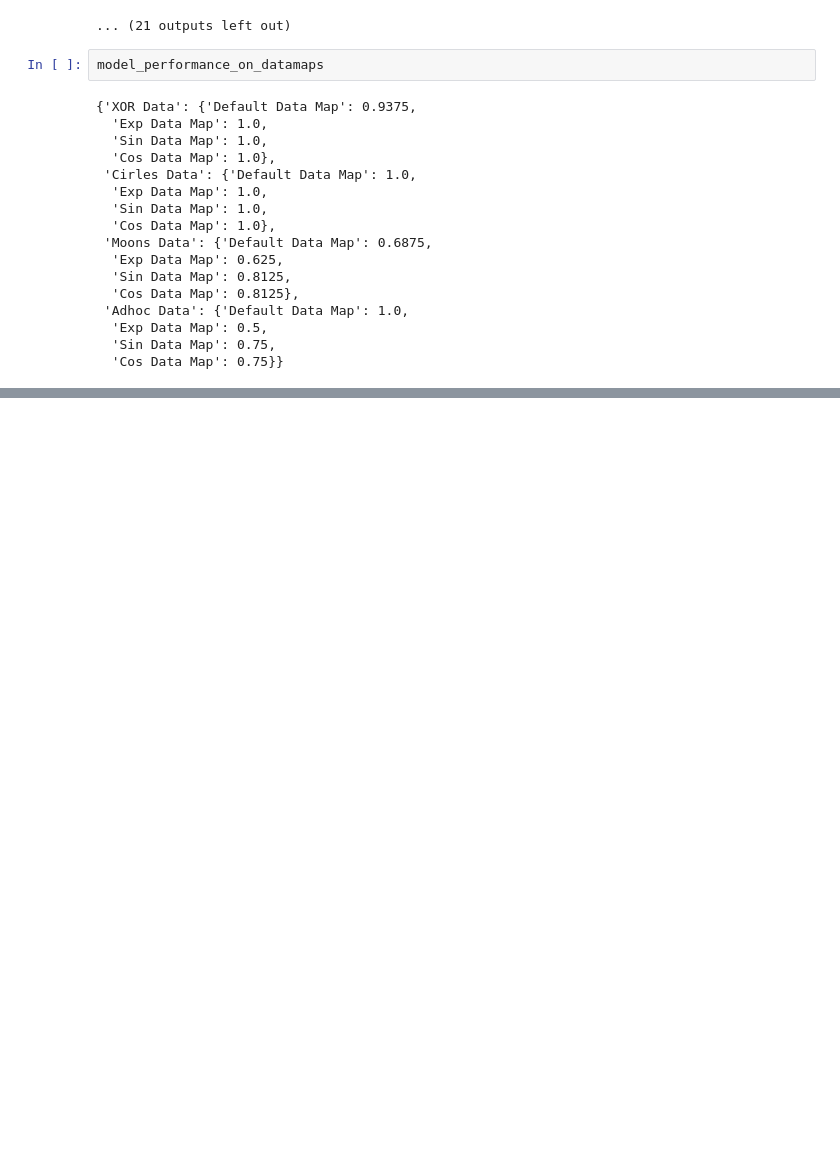
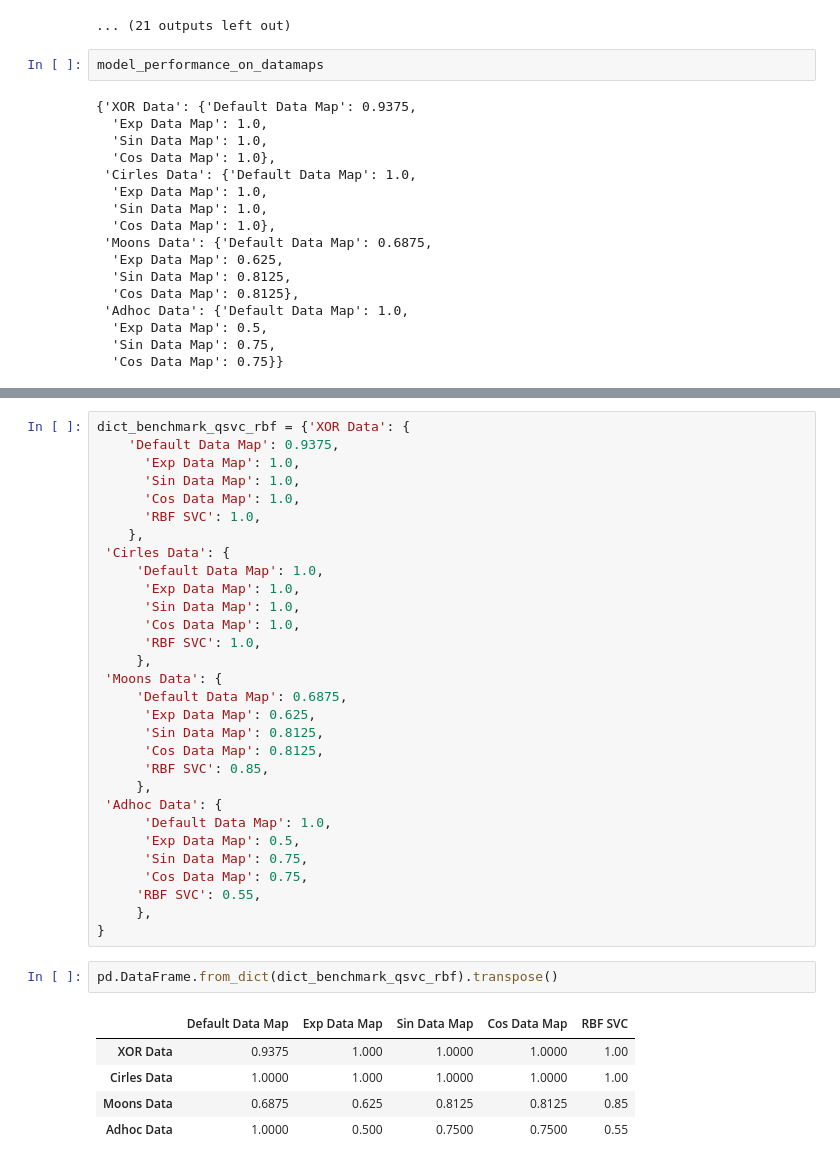
Before and after one commit to mforstenhaeusler/Quantum-Support-Vector-Machines, a Jupyter notebook: Quantum Support Vector Machines.ipynb, the cells around one changed output, grey strips where cells are left out. Cells and saved outputs as stored; diff of their text form; blank space fills up the shorter version.

```diff
--- a/Quantum Support Vector Machines.ipynb
+++ b/Quantum Support Vector Machines.ipynb
@@ -636,0 +673,38 @@ model_performance_on_datamaps
+# %%
+dict_benchmark_qsvc_rbf = {'XOR Data': {
+    'Default Data Map': 0.9375,
+      'Exp Data Map': 1.0,
+      'Sin Data Map': 1.0,
+      'Cos Data Map': 1.0,
+      'RBF SVC': 1.0,
+    },
+ 'Cirles Data': {
+     'Default Data Map': 1.0,
+      'Exp Data Map': 1.0,
+      'Sin Data Map': 1.0,
+      'Cos Data Map': 1.0,
+      'RBF SVC': 1.0,
+     },
+ 'Moons Data': {
+     'Default Data Map': 0.6875,
+      'Exp Data Map': 0.625,
+      'Sin Data Map': 0.8125,
+      'Cos Data Map': 0.8125,
+      'RBF SVC': 0.85,
+     },
+ 'Adhoc Data': {
+      'Default Data Map': 1.0,
+      'Exp Data Map': 0.5,
+      'Sin Data Map': 0.75,
+      'Cos Data Map': 0.75,
+     'RBF SVC': 0.55,
+     },
+}
+# %%
+pd.DataFrame.from_dict(dict_benchmark_qsvc_rbf).transpose()
+# %% [output]
+|  | Default Data Map | Exp Data Map | Sin Data Map | Cos Data Map | RBF SVC |
+| XOR Data | 0.9375 | 1.000 | 1.0000 | 1.0000 | 1.00 |
+| Cirles Data | 1.0000 | 1.000 | 1.0000 | 1.0000 | 1.00 |
+| Moons Data | 0.6875 | 0.625 | 0.8125 | 0.8125 | 0.85 |
+| Adhoc Data | 1.0000 | 0.500 | 0.7500 | 0.7500 | 0.55 |
```
Also changed, not shown: parts of 4 cells of this notebook, 9 other files.
